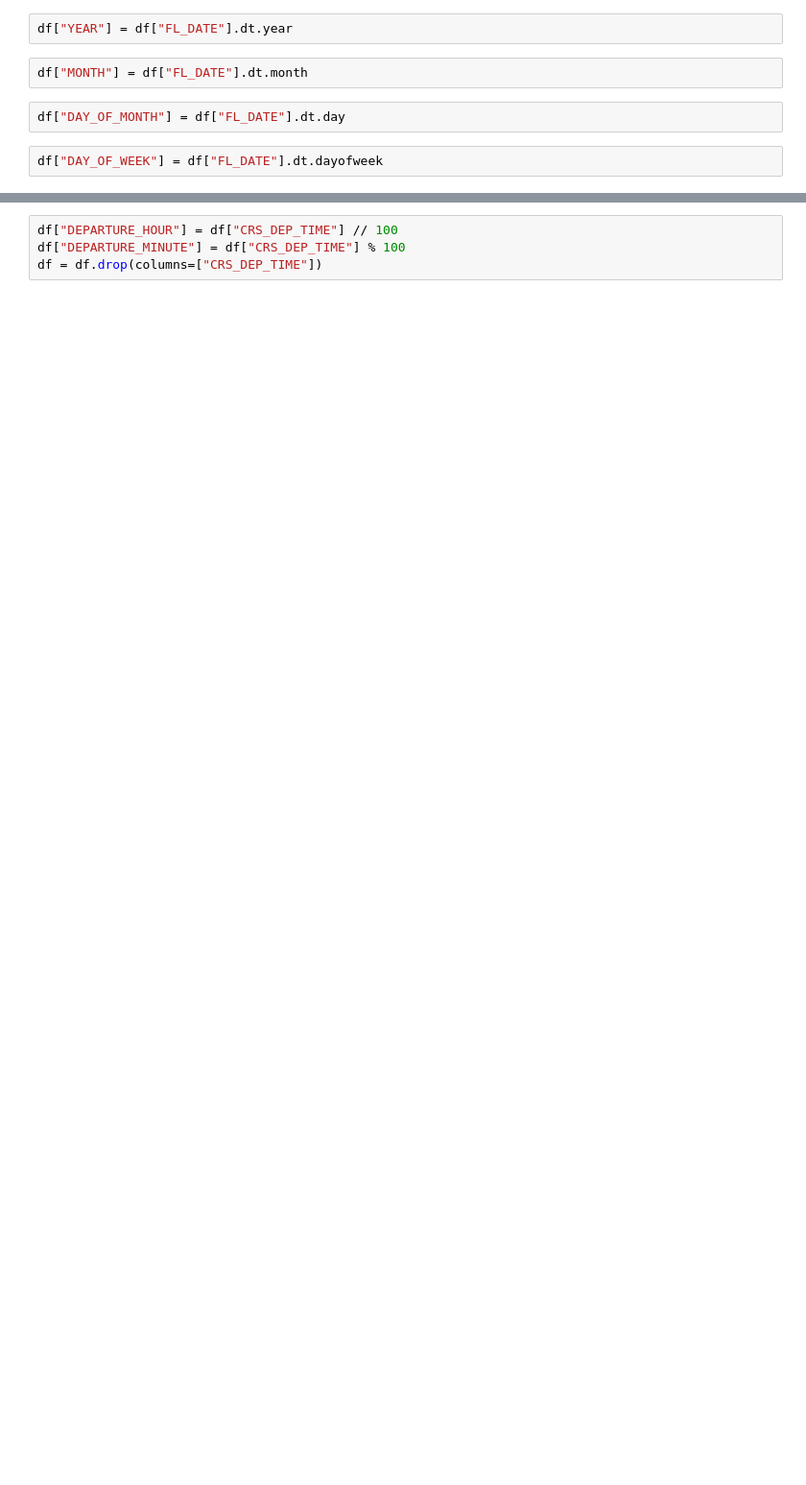
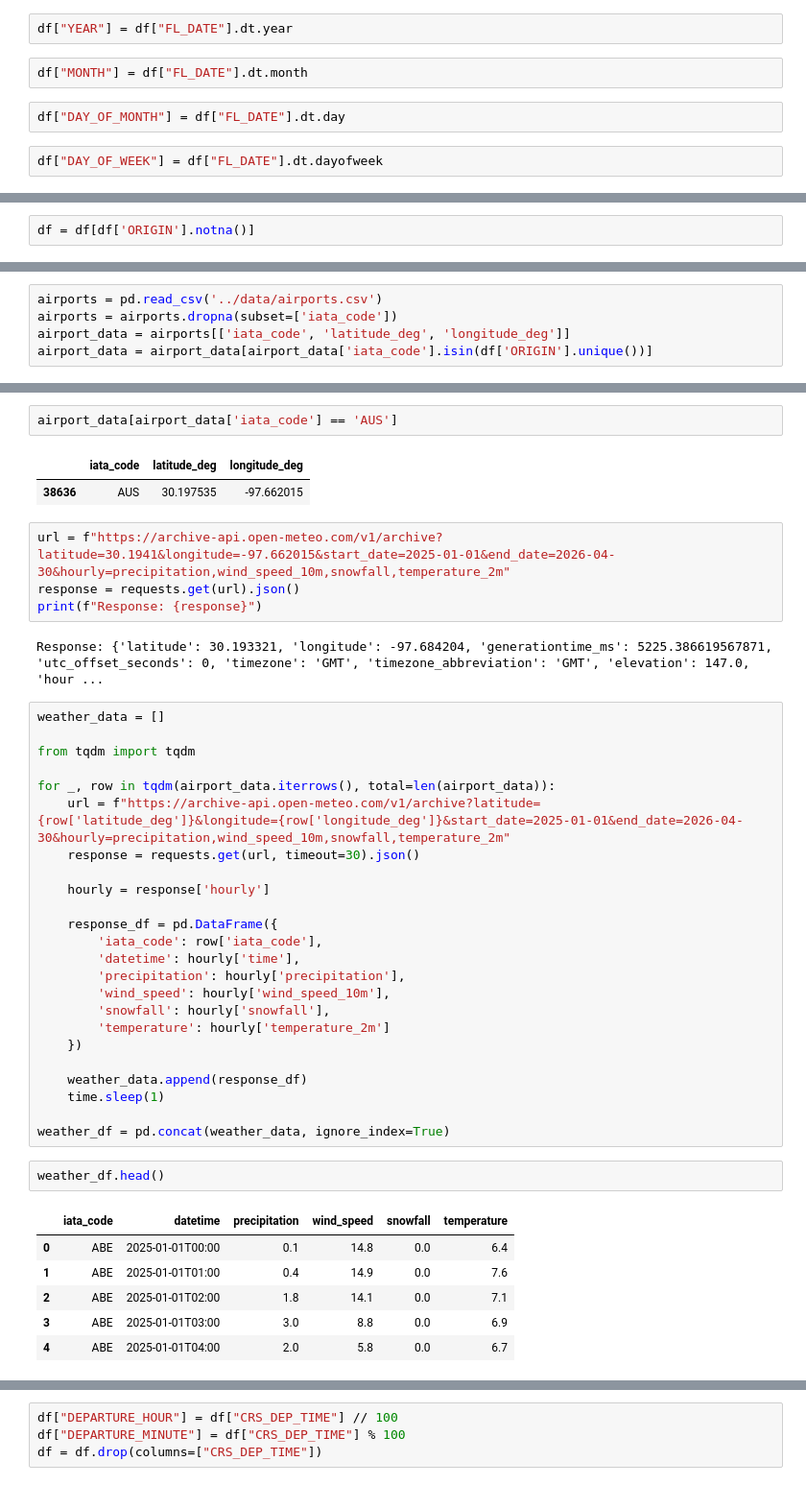
Before and after one commit to pratham2021/flight-delay-predictor, a Jupyter notebook: notebook/main.ipynb, the cells around one changed output, grey strips where cells are left out. Shown at 96% size. Saved outputs shown, nothing was run; the diff lists cells and outputs as text; blank space fills up the shorter version.

Commit message:
hyperparameter tuning, weather data, and more

```diff
--- a/notebook/main.ipynb
+++ b/notebook/main.ipynb
@@ -208,0 +199,2 @@ df[["DAY_OF_WEEK", "MONTH", "DAY_OF_MONTH", "YEAR"]]
+# %%
+df = df[df['ORIGIN'].notna()]
@@ -208,0 +221,5 @@ df[["DAY_OF_WEEK", "MONTH", "DAY_OF_MONTH", "YEAR"]]
+# %%
+airports = pd.read_csv('../data/airports.csv')
+airports = airports.dropna(subset=['iata_code'])
+airport_data = airports[['iata_code', 'latitude_deg', 'longitude_deg']]
+airport_data = airport_data[airport_data['iata_code'].isin(df['ORIGIN'].unique())]
@@ -208,0 +231,44 @@ df[["DAY_OF_WEEK", "MONTH", "DAY_OF_MONTH", "YEAR"]]
+# %%
+airport_data[airport_data['iata_code'] == 'AUS']
+# %% [output]
+|  | iata_code | latitude_deg | longitude_deg |
+| 38636 | AUS | 30.197535 | -97.662015 |
+# %%
+url = f"https://archive-api.open-meteo.com/v1/archive?latitude=30.1941&longitude=-97.662015&start_date=2025-01-01&end_date=2026-04-30&hourly=precipitation,wind_speed_10m,snowfall,temperature_2m"
+response = requests.get(url).json()
+print(f"Response: {response}")
+# %% [output]
+Response: {'latitude': 30.193321, 'longitude': -97.684204, 'generationtime_ms': 5225.386619567871, 'utc_offset_seconds': 0, 'timezone': 'GMT', 'timezone_abbreviation': 'GMT', 'elevation': 147.0, 'hour ...
+# %%
+weather_data = []
+
+from tqdm import tqdm
+
+for _, row in tqdm(airport_data.iterrows(), total=len(airport_data)):
+    url = f"https://archive-api.open-meteo.com/v1/archive?latitude={row['latitude_deg']}&longitude={row['longitude_deg']}&start_date=2025-01-01&end_date=2026-04-30&hourly=precipitation,wind_speed_10m,snowfall,temperature_2m"
+    response = requests.get(url, timeout=30).json()
+
+    hourly = response['hourly']
+
+    response_df = pd.DataFrame({
+        'iata_code': row['iata_code'],
+        'datetime': hourly['time'],
+        'precipitation': hourly['precipitation'],
+        'wind_speed': hourly['wind_speed_10m'],
+        'snowfall': hourly['snowfall'],
+        'temperature': hourly['temperature_2m']
+    })
+
+    weather_data.append(response_df)
+    time.sleep(1)
+
+weather_df = pd.concat(weather_data, ignore_index=True)
+# %%
+weather_df.head()
+# %% [output]
+|  | iata_code | datetime | precipitation | wind_speed | snowfall | temperature |
+| 0 | ABE | 2025-01-01T00:00 | 0.1 | 14.8 | 0.0 | 6.4 |
+| 1 | ABE | 2025-01-01T01:00 | 0.4 | 14.9 | 0.0 | 7.6 |
+| 2 | ABE | 2025-01-01T02:00 | 1.8 | 14.1 | 0.0 | 7.1 |
+| 3 | ABE | 2025-01-01T03:00 | 3.0 | 8.8 | 0.0 | 6.9 |
+| 4 | ABE | 2025-01-01T04:00 | 2.0 | 5.8 | 0.0 | 6.7 |
```
Also changed, not shown: parts of 90 cells of this notebook.
